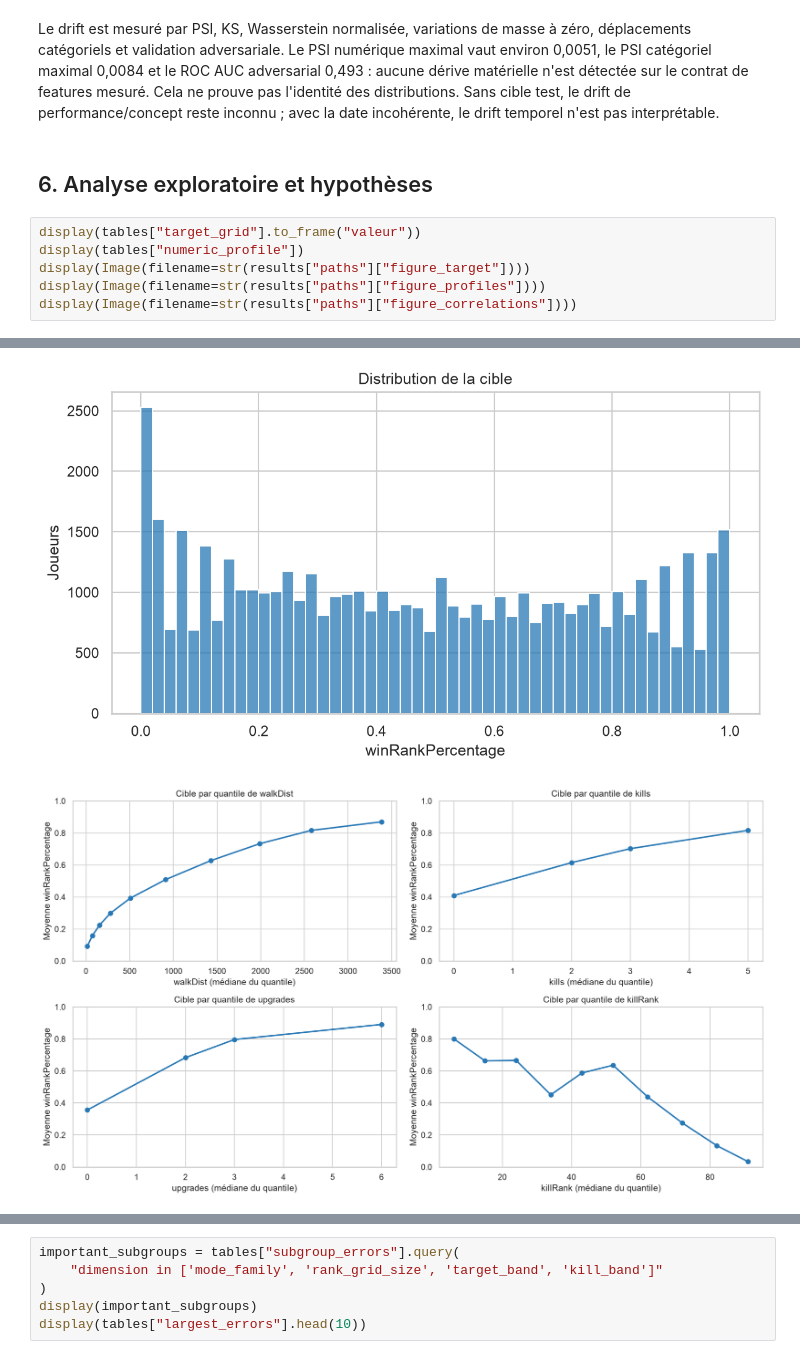
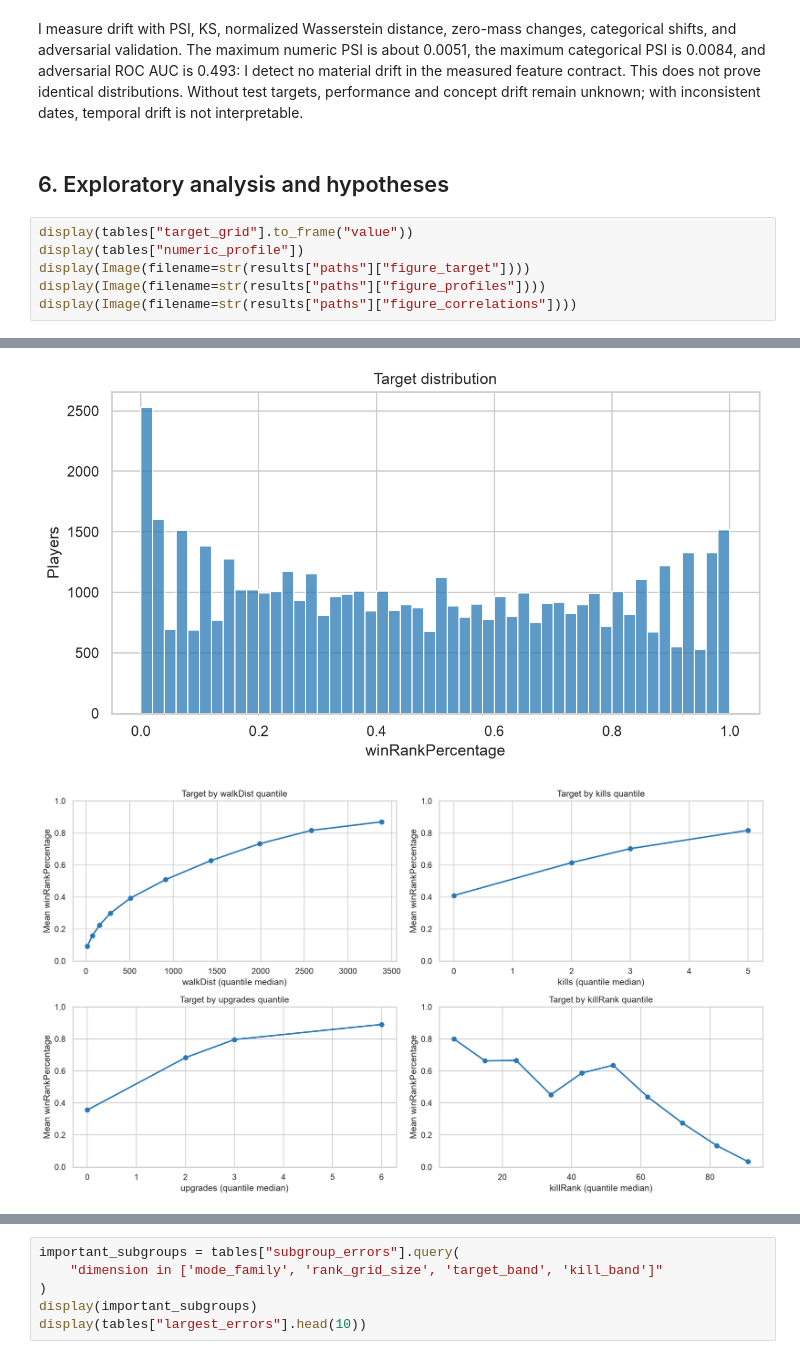
Before and after one commit to Manda404/Game-Player-Analysis, a Jupyter notebook: notebooks/game_player_analysis.ipynb, the cells around one changed output, grey strips where cells are left out. Saved outputs shown, nothing was run; the diff lists cells and outputs as text.

Commit message:
translate project materials to English and refresh notebook artifacts

```diff
--- a/notebooks/game_player_analysis.ipynb
+++ b/notebooks/game_player_analysis.ipynb
@@ -208,15 +299,15 @@ dtype: object
-# %% [markdown]
-Le drift est mesuré par PSI, KS, Wasserstein normalisée, variations de masse à
-zéro, déplacements catégoriels et validation adversariale. Le PSI numérique
-maximal vaut environ 0,0051, le PSI catégoriel maximal 0,0084 et le ROC AUC
-adversarial 0,493 : aucune dérive matérielle n'est détectée sur le contrat de
-features mesuré. Cela ne prouve pas l'identité des distributions. Sans cible
-test, le drift de performance/concept reste inconnu ; avec la date incohérente,
-le drift temporel n'est pas interprétable.
-# %% [markdown]
-## 6. Analyse exploratoire et hypothèses
+# %% [markdown]
+I measure drift with PSI, KS, normalized Wasserstein distance, zero-mass
+changes, categorical shifts, and adversarial validation. The maximum numeric
+PSI is about 0.0051, the maximum categorical PSI is 0.0084, and adversarial ROC
+AUC is 0.493: I detect no material drift in the measured feature contract. This
+does not prove identical distributions. Without test targets, performance and
+concept drift remain unknown; with inconsistent dates, temporal drift is not
+interpretable.
+# %% [markdown]
+## 6. Exploratory analysis and hypotheses
 # %%
-display(tables["target_grid"].to_frame("valeur"))
+display(tables["target_grid"].to_frame("value"))
 display(tables["numeric_profile"])
 display(Image(filename=str(results["paths"]["figure_target"])))
 display(Image(filename=str(results["paths"]["figure_profiles"])))
@@ -246,3 +337,3 @@ display(Image(filename=str(results["paths"]["figure_correlations"])))
-[figure, old version]
+[figure, new version]
-[figure, old version]
+[figure, new version]
 [figure]
```
Also changed, not shown: parts of 66 cells of this notebook, 52 other files.
